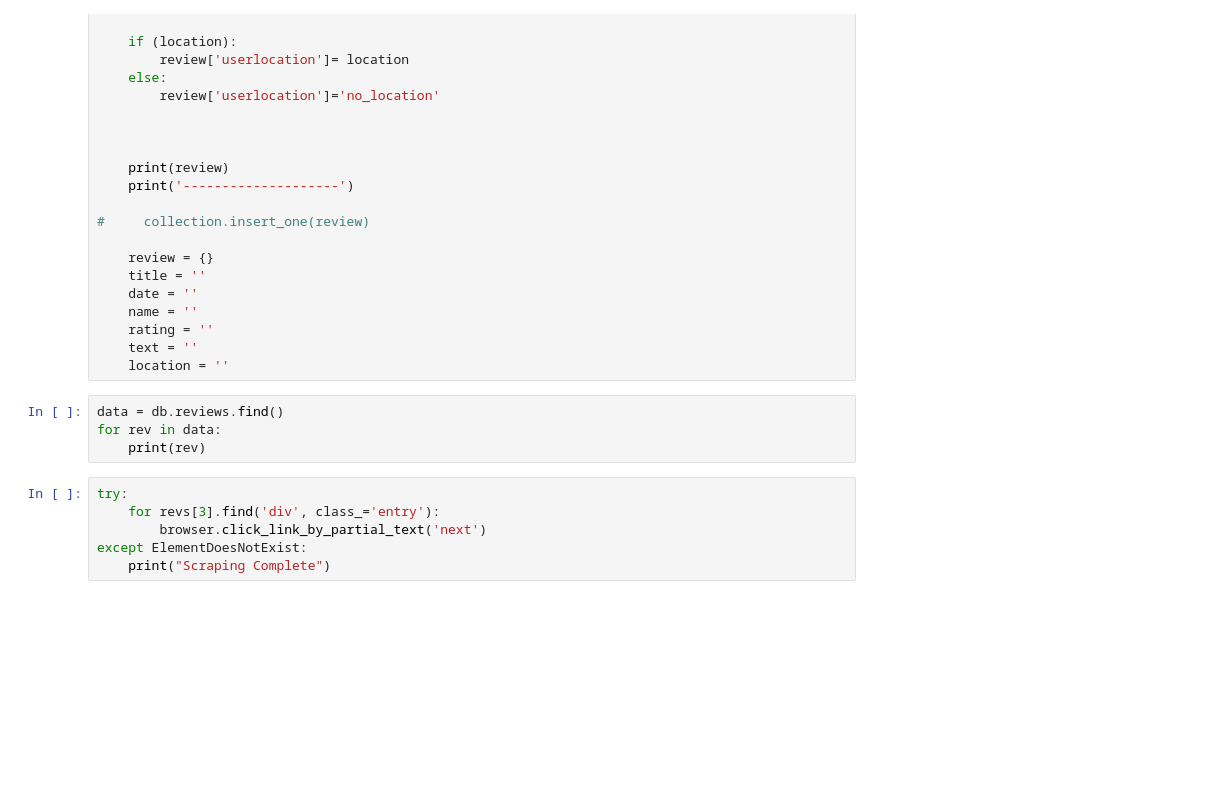
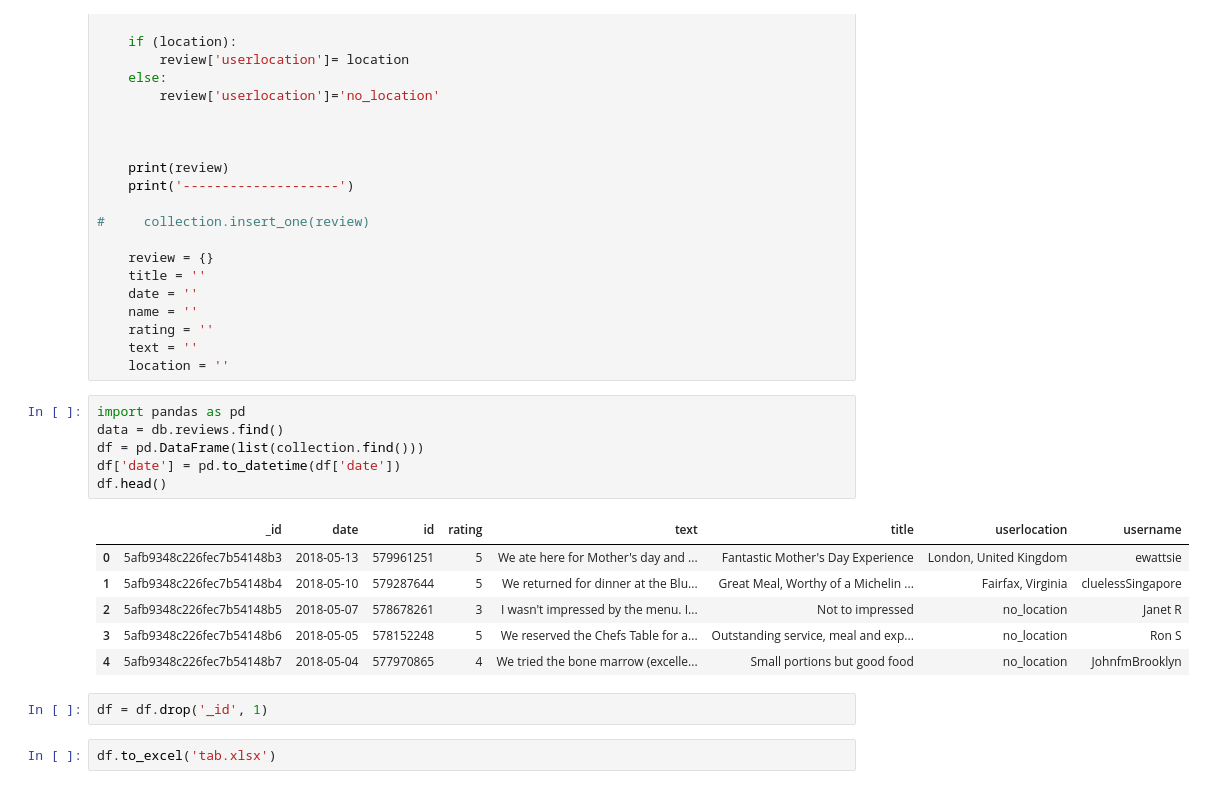
Before and after one commit to Gryazzz/Review, a Jupyter notebook: Reviews.ipynb, the cells around one changed output. Saved outputs shown, nothing was run; the diff lists cells and outputs as text; blank space fills up the shorter version.

```diff
--- a/Reviews.ipynb
+++ b/Reviews.ipynb
@@ -152,13 +227,20 @@ for r in revs:
     rating = ''
     text = ''
     location = ''
-# %%
-data = db.reviews.find()
-for rev in data:
-    print(rev)
-# %%
-try:
-    for revs[3].find('div', class_='entry'):
-        browser.click_link_by_partial_text('next')
-except ElementDoesNotExist:
-    print("Scraping Complete")
+# %%
+import pandas as pd
+data = db.reviews.find()
+df = pd.DataFrame(list(collection.find()))
+df['date'] = pd.to_datetime(df['date'])
+df.head()
+# %% [output]
+|  | _id | date | id | rating | text | title | userlocation | username |
+| 0 | 5afb9348c226fec7b54148b3 | 2018-05-13 | 579961251 | 5 | We ate here for Mother's day and ... | Fantastic Mother's Day Experience | London, United Kingdom | ewattsie |
+| 1 | 5afb9348c226fec7b54148b4 | 2018-05-10 | 579287644 | 5 | We returned for dinner at the Blu... | Great Meal, Worthy of a Michelin ... | Fairfax, Virginia | cluelessSingapore |
+| 2 | 5afb9348c226fec7b54148b5 | 2018-05-07 | 578678261 | 3 | I wasn't impressed by the menu. I... | Not to impressed | no_location | Janet R |
+| 3 | 5afb9348c226fec7b54148b6 | 2018-05-05 | 578152248 | 5 | We reserved the Chefs Table for a... | Outstanding service, meal and exp... | no_location | Ron S |
+| 4 | 5afb9348c226fec7b54148b7 | 2018-05-04 | 577970865 | 4 | We tried the bone marrow (excelle... | Small portions but good food | no_location | JohnfmBrooklyn |
+# %%
+df = df.drop('_id', 1)
+# %%
+df.to_excel('tab.xlsx')
```
Also changed, not shown: parts of 12 cells of this notebook.
